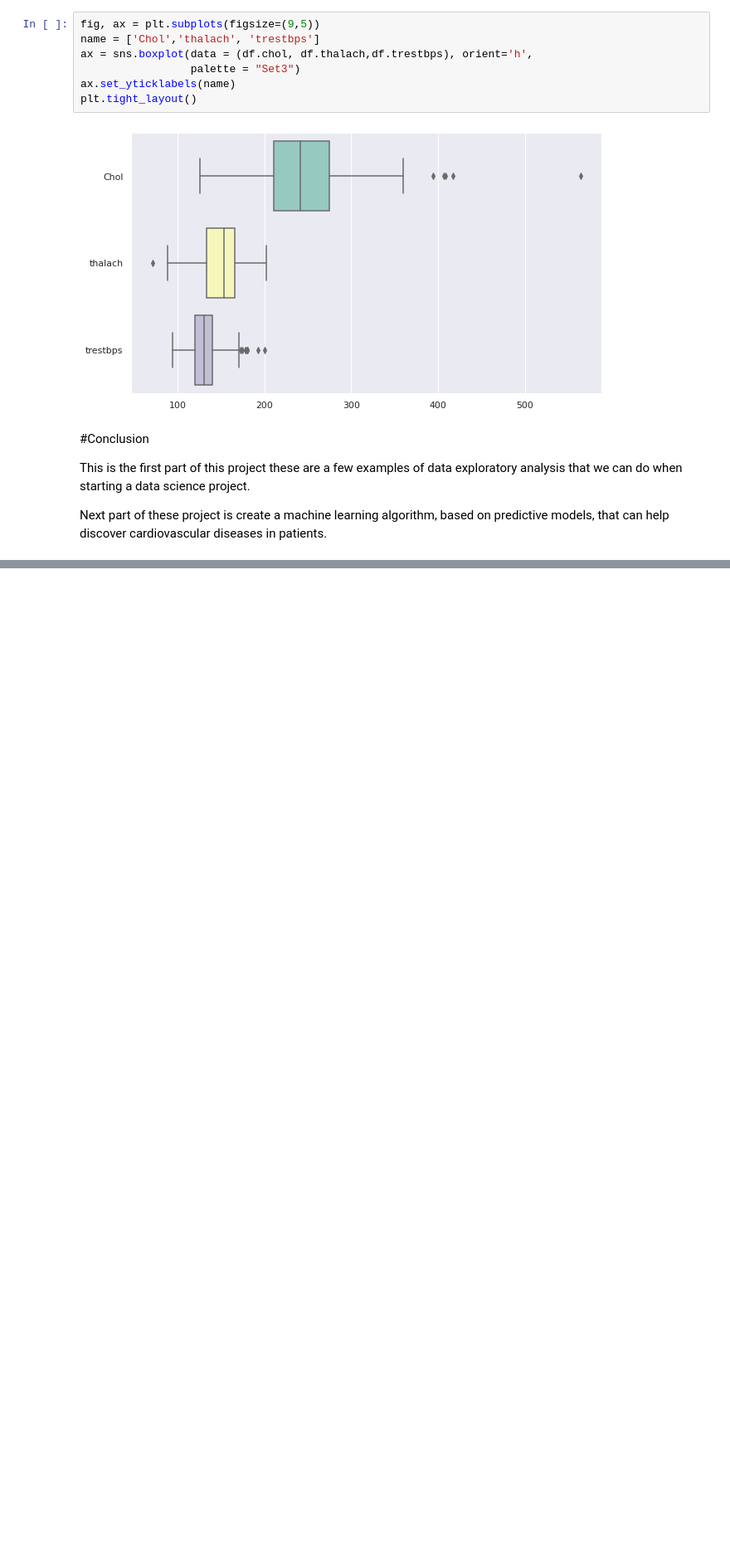
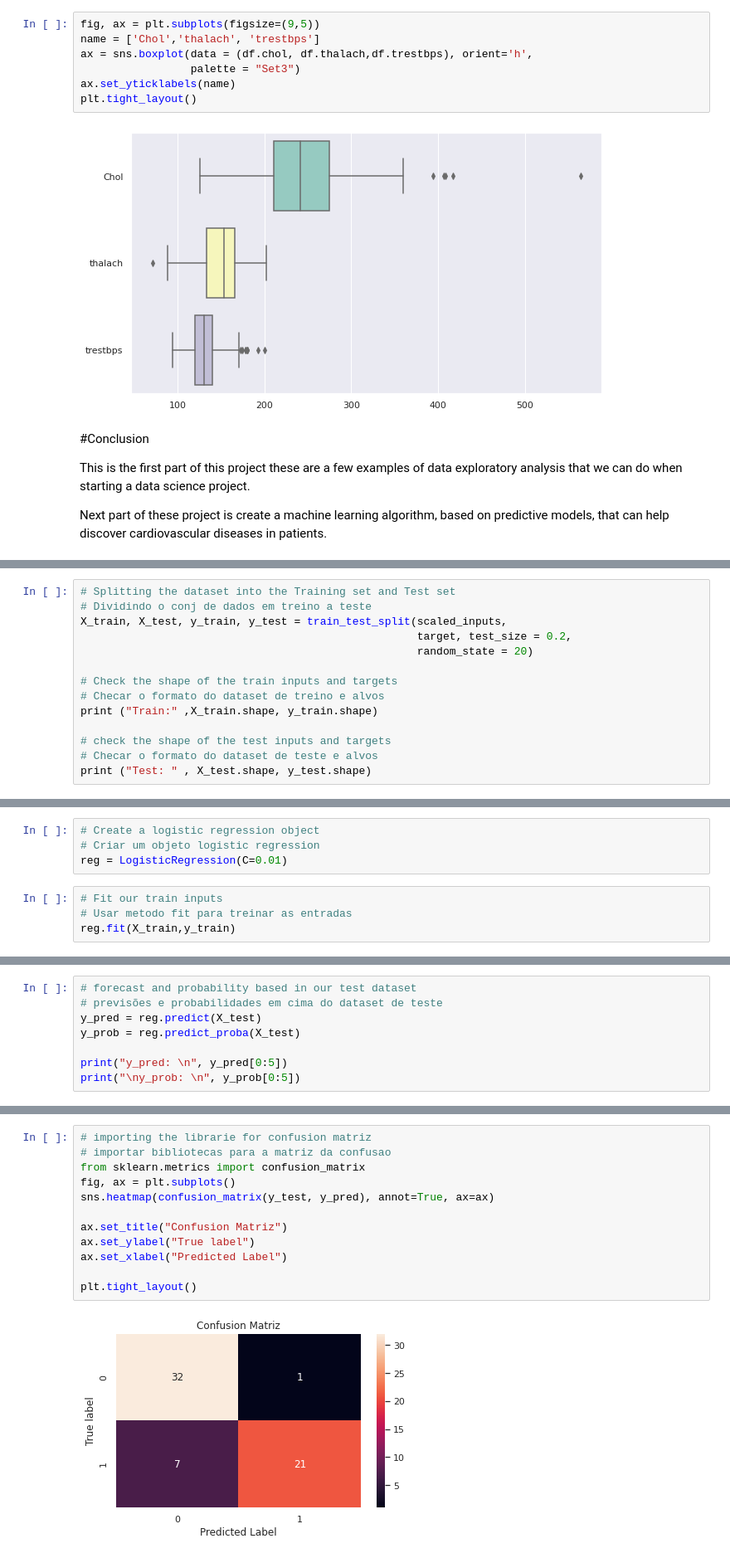
Before and after one commit to glauciodrumond/Data_Science_Projects, a Jupyter notebook: [PROJECT]_Cardiovascular_Diseases.ipynb, the cells around one changed output, grey strips where cells are left out. Shown at 83% size. Drawn from its saved outputs; the diff is of its cells as text; blank space fills up the shorter version.

```diff
--- a/[PROJECT]_Cardiovascular_Diseases.ipynb
+++ b/[PROJECT]_Cardiovascular_Diseases.ipynb
@@ -467,0 +639,14 @@ Next part of these project is create a machine learning algorithm, based on pred
+# %%
+# Splitting the dataset into the Training set and Test set
+# Dividindo o conj de dados em treino a teste
+X_train, X_test, y_train, y_test = train_test_split(scaled_inputs,
+                                                    target, test_size = 0.2,
+                                                    random_state = 20)
+
+# Check the shape of the train inputs and targets
+# Checar o formato do dataset de treino e alvos
+print ("Train:" ,X_train.shape, y_train.shape)
+
+# check the shape of the test inputs and targets
+# Checar o formato do dataset de teste e alvos
+print ("Test: " , X_test.shape, y_test.shape)
@@ -467,0 +673,8 @@ Next part of these project is create a machine learning algorithm, based on pred
+# %%
+# Create a logistic regression object
+# Criar um objeto logistic regression
+reg = LogisticRegression(C=0.01)
+# %%
+# Fit our train inputs
+# Usar metodo fit para treinar as entradas
+reg.fit(X_train,y_train)
@@ -467,0 +777,8 @@ Next part of these project is create a machine learning algorithm, based on pred
+# %%
+# forecast and probability based in our test dataset
+# previsões e probabilidades em cima do dataset de teste
+y_pred = reg.predict(X_test)
+y_prob = reg.predict_proba(X_test)
+
+print("y_pred: \n", y_pred[0:5])
+print("\ny_prob: \n", y_prob[0:5])
@@ -467,0 +818,14 @@ Next part of these project is create a machine learning algorithm, based on pred
+# %%
+# importing the librarie for confusion matriz
+# importar bibliotecas para a matriz da confusao
+from sklearn.metrics import confusion_matrix
+fig, ax = plt.subplots()
+sns.heatmap(confusion_matrix(y_test, y_pred), annot=True, ax=ax)
+
+ax.set_title("Confusion Matriz")
+ax.set_ylabel("True label")
+ax.set_xlabel("Predicted Label")
+
+plt.tight_layout()
+# %% [output]
+[figure, added]
```
Also changed, not shown: parts of 45 cells of this notebook.
